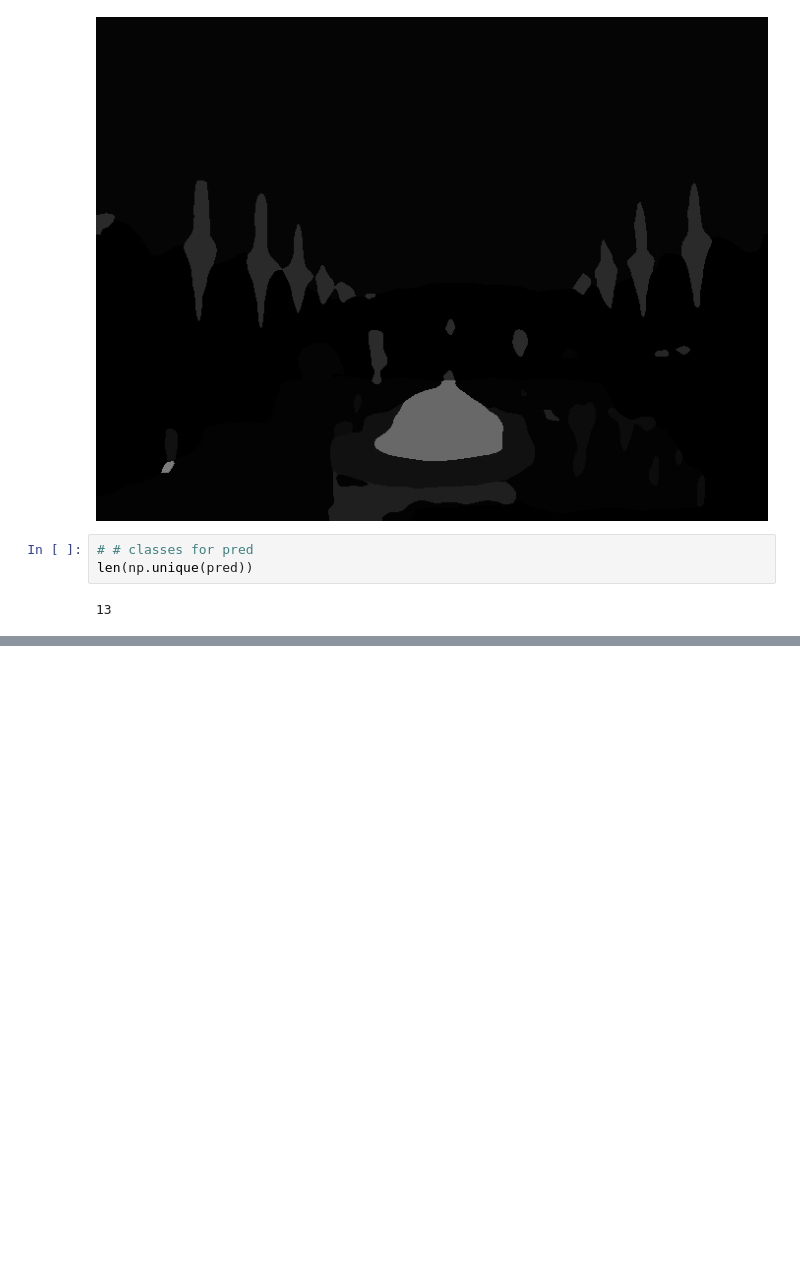
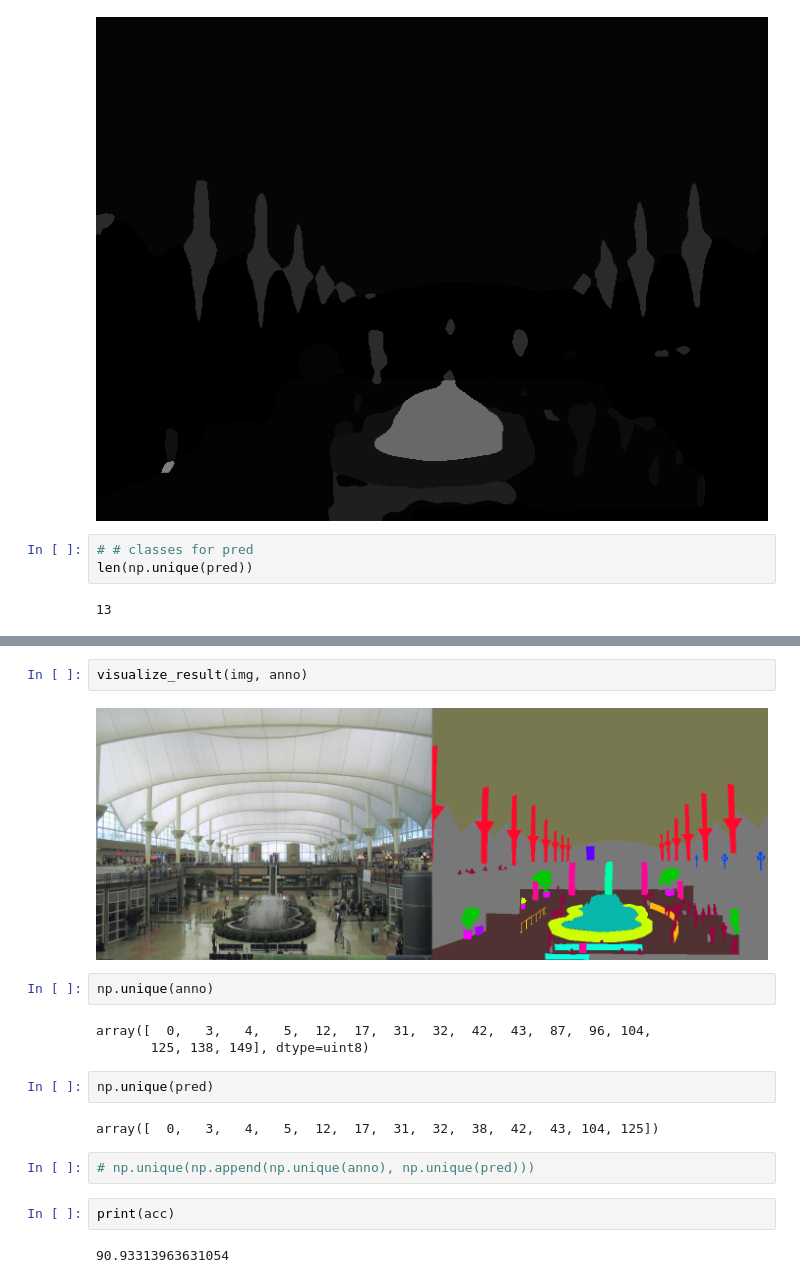
Before and after one commit to zyang37/semantic-segmentation-pytorch, a Jupyter notebook: notebooks/eval_one.ipynb, the cells around one changed output, grey strips where cells are left out. Drawn from its saved outputs; the diff is of its cells as text; blank space fills up the shorter version.

```diff
--- a/notebooks/eval_one.ipynb
+++ b/notebooks/eval_one.ipynb
@@ -298,0 +340,19 @@ len(np.unique(anno))
+# %%
+visualize_result(img, anno)
+# %% [output]
+[figure, added]
+# %%
+np.unique(anno)
+# %% [output]
+array([  0,   3,   4,   5,  12,  17,  31,  32,  42,  43,  87,  96, 104,
+       125, 138, 149], dtype=uint8)
+# %%
+np.unique(pred)
+# %% [output]
+array([  0,   3,   4,   5,  12,  17,  31,  32,  38,  42,  43, 104, 125])
+# %%
+# np.unique(np.append(np.unique(anno), np.unique(pred)))
+# %%
+print(acc)
+# %% [output]
+90.93313963631054
```
Also changed, not shown: parts of 6 cells of this notebook, 1 other file.
